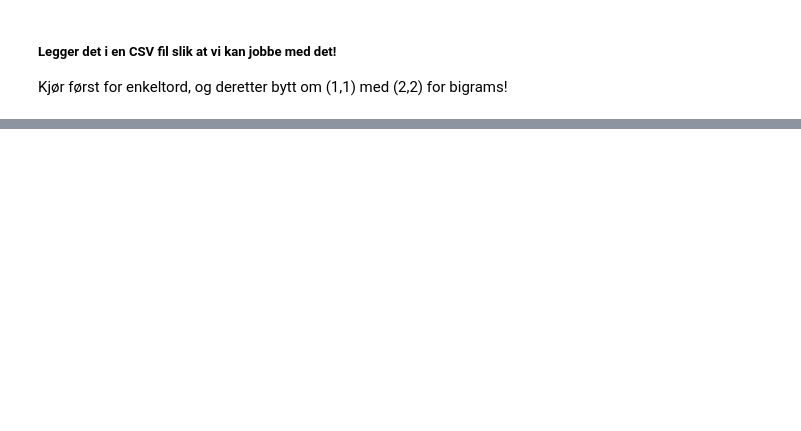
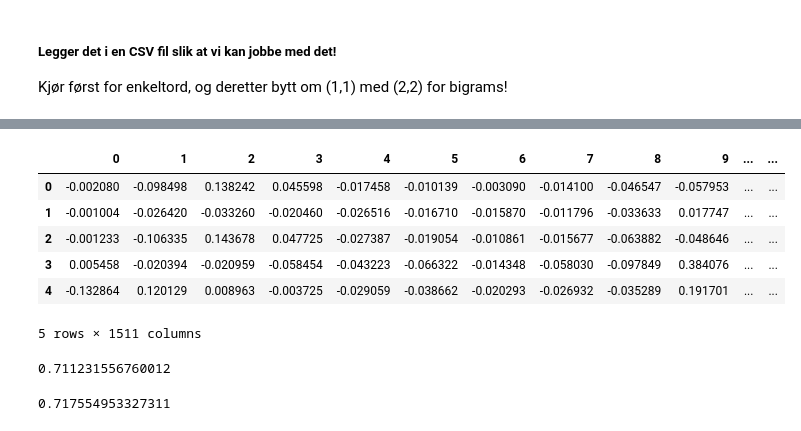
Before and after one commit to sebalexsmith/IT3212, a Jupyter notebook: assignment_3/extraction.ipynb, the cells around one changed output, grey strips where cells are left out. Saved outputs shown, nothing was run; the diff lists cells and outputs as text; code cells hidden in the pictures; blank space fills up the shorter version.

```diff
--- a/assignment_3/extraction.ipynb
+++ b/assignment_3/extraction.ipynb
@@ -164,0 +209,13 @@ X_tfidf_df[['CB_Label', 'hate', 'love', 'damn', 'fuck']].head()
+# %%
+data_compressed = PCA(n_components=optimal_component_count, random_state=0).fit_transform(X_tfidf_df)
+data_compressed = pd.DataFrame(data_compressed)
+data_compressed['bullying'] = df['CB_Label']
+data_compressed.head()
+# %% [output]
+|  | 0 | 1 | 2 | 3 | 4 | 5 | 6 | 7 | 8 | 9 | ... | ... |
+| 0 | -0.002080 | -0.098498 | 0.138242 | 0.045598 | -0.017458 | -0.010139 | -0.003090 | -0.014100 | -0.046547 | -0.057953 | ... | ... |
+| 1 | -0.001004 | -0.026420 | -0.033260 | -0.020460 | -0.026516 | -0.016710 | -0.015870 | -0.011796 | -0.033633 | 0.017747 | ... | ... |
+| 2 | -0.001233 | -0.106335 | 0.143678 | 0.047725 | -0.027387 | -0.019054 | -0.010861 | -0.015677 | -0.063882 | -0.048646 | ... | ... |
+| 3 | 0.005458 | -0.020394 | -0.020959 | -0.058454 | -0.043223 | -0.066322 | -0.014348 | -0.058030 | -0.097849 | 0.384076 | ... | ... |
+| 4 | -0.132864 | 0.120129 | 0.008963 | -0.003725 | -0.029059 | -0.038662 | -0.020293 | -0.026932 | -0.035289 | 0.191701 | ... | ... |
+5 rows × 1511 columns
@@ -164,0 +224,22 @@ X_tfidf_df[['CB_Label', 'hate', 'love', 'damn', 'fuck']].head()
+# %%
+X_train, X_test, y_train, y_test = train_test_split(data_compressed.drop(['bullying'], axis=1), data_compressed['bullying'],
+                                                    test_size=0.3,
+                                                    random_state=0)
+
+
+test_model = LogisticRegression().fit(X_train, y_train)
+test_model.score(X_test, y_test)
+# %% [output]
+0.711231556760012
+# %%
+# 100% of the columns
+
+X_tr, X_ts, y_tr, y_ts = train_test_split(X_tfidf_df, df['CB_Label'],
+                                          test_size=0.3,
+                                          random_state=0)
+
+
+text_model_2 = LogisticRegression().fit(X_tr, y_tr)
+text_model_2.score(X_ts, y_ts)
+# %% [output]
+0.717554953327311
```
Also changed, not shown: parts of 12 cells of this notebook.
